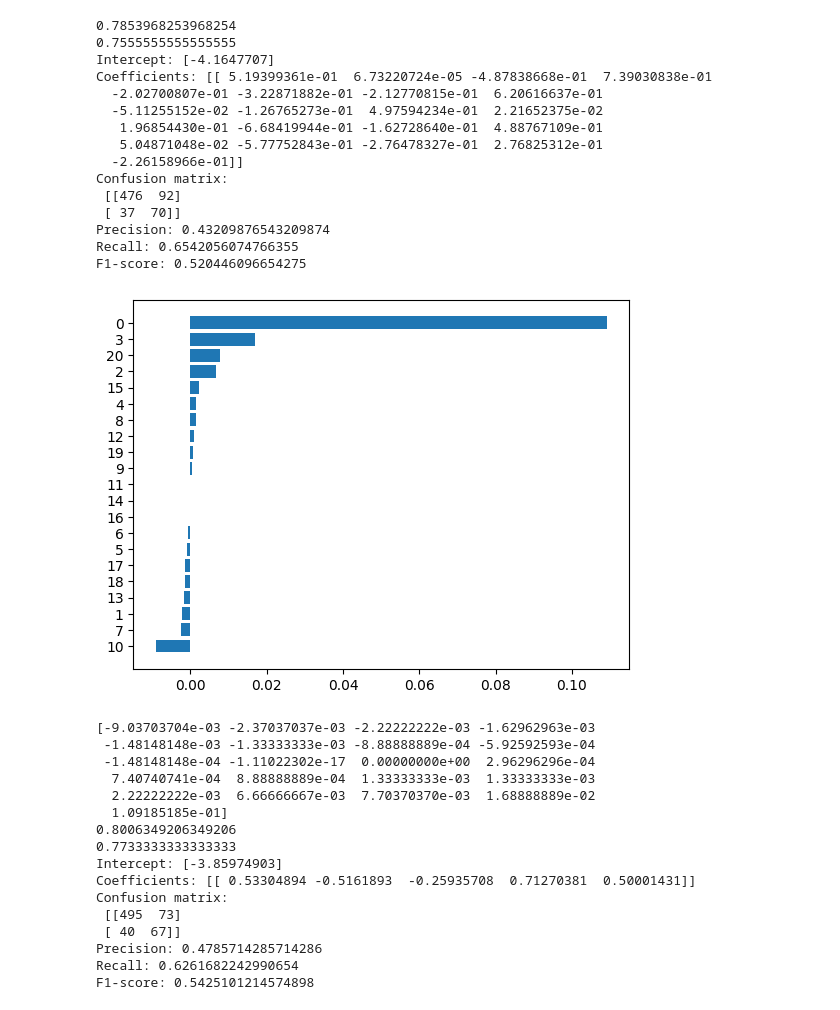
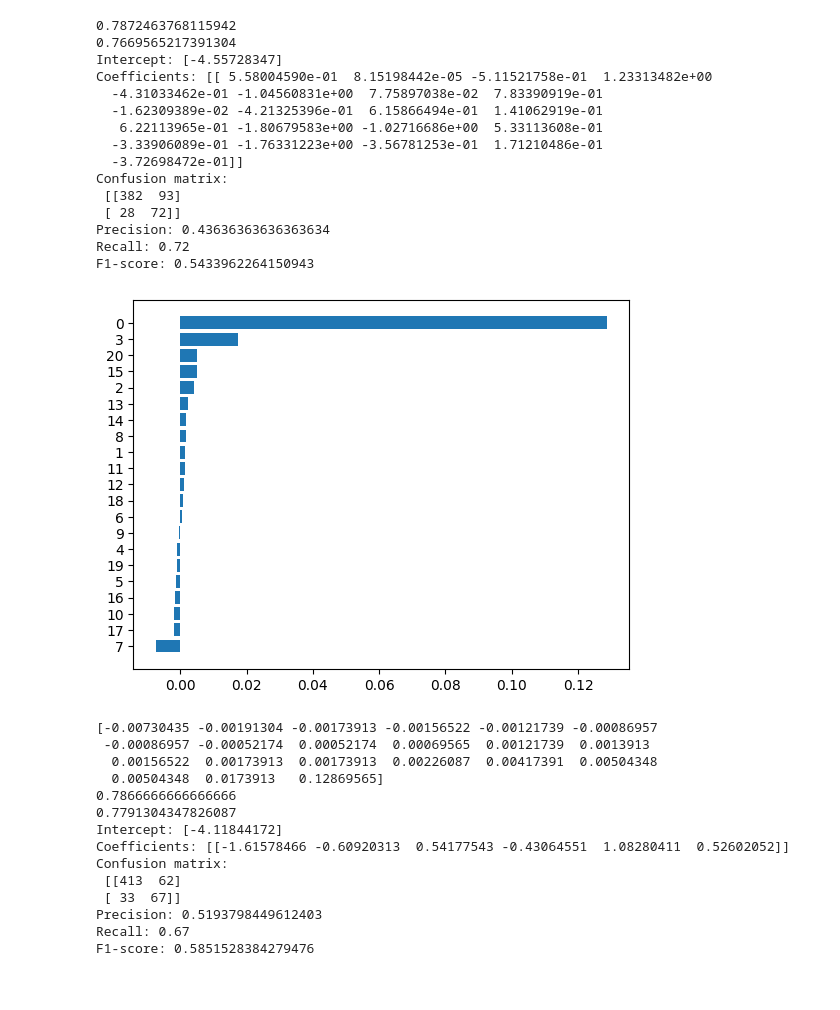
Before and after one commit to gallas87a/BeerData, a Jupyter notebook: 4_Classification/LogBeerGression.ipynb, the cells around one changed output. Drawn from its saved outputs; the diff is of its cells as text; code cells hidden in the pictures.

```diff
--- a/4_Classification/LogBeerGression.ipynb
+++ b/4_Classification/LogBeerGression.ipynb
@@ -25,7 +25,7 @@ numeric_data = []
 for row in data[1:]:  # ignore heading
     numeric_data.append([
         float(row[6]),  # 0 abv
-        float(row[9]),   # 1 raters
+        float(row[9]),   # 1 nr of raters
         float(row[12]),  # 2 malt
         float(row[13]),  # 3 hops
         float(row[14]),  # 4 chocolate
@@ -54,15 +54,15 @@ combined = np.vstack(all_numeric_data)
 
 #IDVs + DV def
 #only to use top beers (0) OR good beers (1)
-mask = (combined[:, -1] == 1) | (combined[:, -1] == 2)
+mask = (combined[:, -1] == 1) | (combined[:, -1] == 2) | (combined[:, -1] == 0)
 filtered_data = numeric_data[mask]
 X = filtered_data[:, :-1]
-y = filtered_data[:, -1] == 1 #true if 1, else otherwise
+y = (filtered_data[:, -1] == 0) | (filtered_data[:, -1] == 1) #true if 0 or 1, else otherwise
 
 # train-test split randomly
 X_train, X_test, y_train, y_test = train_test_split(
     X, y,
-    test_size=0.3,
+    test_size=0.25,
     random_state=42
 )
 
@@ -70,7 +70,7 @@ X_train, X_test, y_train, y_test = train_test_split(
 model = LogisticRegression(
     #penalty = "l1",
     #solver = "saga",
-    C=0.1,
+    C=1,
     max_iter=5000,
     class_weight="balanced"
 )
@@ -78,7 +78,7 @@ model = LogisticRegression(
 model.fit(X_train, y_train)
 
 # prediction
-treshold = 0.58
+treshold = 0.55
 #y_prob = model.predict(X_test)
 y_prob = model.predict_proba(X_test)[:, 1]
 y_pred = y_prob > treshold
@@ -120,65 +120,63 @@ plt.barh(
     result.importances_mean[sorted_idx]
 )
 
 plt.yticks(range(X.shape[1]), sorted_idx)
 plt.show()
 print(result.importances_mean[sorted_idx])
 
-top_idx = np.argsort(result.importances_mean)[-5:] #based on the graph only the top features are to be used, others are just confusion
+top_idx = np.argsort(result.importances_mean)[-6:] #based on the graph only the top features are to be used, others are just confusion
 X_train_sel = X_train[:, top_idx]
 X_test_sel = X_test[:, top_idx]
 model.fit(X_train_sel, y_train)
 
 # prediction
 treshold2 = 0.63
 y_prob_sel = model.predict_proba(X_test_sel)[:, 1]
 y_pred_sel = y_prob_sel > treshold2
 # accuracy
 print(model.score(X_train_sel, y_train))
 print(model.score(X_test_sel, y_test))
 
 print("Intercept:", model.intercept_)
 print("Coefficients:", model.coef_)
 cm = confusion_matrix(y_test, y_pred_sel)
 print("Confusion matrix:\n", cm)
 precision = precision_score(y_test, y_pred_sel)
 recall = recall_score(y_test, y_pred_sel)
 print("Precision:", precision)
 print("Recall:", recall)
 print("F1-score:", (2*precision*recall)/(precision+recall))
 # %% [output]
-0.7853968253968254
-0.7555555555555555
-Intercept: [-4.1647707]
-Coefficients: [[ 5.19399361e-01  6.73220724e-05 -4.87838668e-01  7.39030838e-01
-  -2.02700807e-01 -3.22871882e-01 -2.12770815e-01  6.20616637e-01
-  -5.11255152e-02 -1.26765273e-01  4.97594234e-01  2.21652375e-02
-   1.96854430e-01 -6.68419944e-01 -1.62728640e-01  4.88767109e-01
-   5.04871048e-02 -5.77752843e-01 -2.76478327e-01  2.76825312e-01
-  -2.26158966e-01]]
+0.7872463768115942
+0.7669565217391304
+Intercept: [-4.55728347]
+Coefficients: [[ 5.58004590e-01  8.15198442e-05 -5.11521758e-01  1.23313482e+00
+  -4.31033462e-01 -1.04560831e+00  7.75897038e-02  7.83390919e-01
+  -1.62309389e-02 -4.21325396e-01  6.15866494e-01  1.41062919e-01
+   6.22113965e-01 -1.80679583e+00 -1.02716686e+00  5.33113608e-01
+  -3.33906089e-01 -1.76331223e+00 -3.56781253e-01  1.71210486e-01
+  -3.72698472e-01]]
 Confusion matrix:
- [[476  92]
- [ 37  70]]
-Precision: 0.43209876543209874
-Recall: 0.6542056074766355
-F1-score: 0.520446096654275
+ [[382  93]
+ [ 28  72]]
+Precision: 0.43636363636363634
+Recall: 0.72
+F1-score: 0.5433962264150943
-[figure, old version]
+[figure, new version]
-[-9.03703704e-03 -2.37037037e-03 -2.22222222e-03 -1.62962963e-03
- -1.48148148e-03 -1.33333333e-03 -8.88888889e-04 -5.92592593e-04
- -1.48148148e-04 -1.11022302e-17  0.00000000e+00  2.96296296e-04
-  7.40740741e-04  8.88888889e-04  1.33333333e-03  1.33333333e-03
-  2.22222222e-03  6.66666667e-03  7.70370370e-03  1.68888889e-02
-  1.09185185e-01]
-0.8006349206349206
-0.7733333333333333
-Intercept: [-3.85974903]
-Coefficients: [[ 0.53304894 -0.5161893  -0.25935708  0.71270381  0.50001431]]
+[-0.00730435 -0.00191304 -0.00173913 -0.00156522 -0.00121739 -0.00086957
+ -0.00086957 -0.00052174  0.00052174  0.00069565  0.00121739  0.0013913
+  0.00156522  0.00173913  0.00173913  0.00226087  0.00417391  0.00504348
+  0.00504348  0.0173913   0.12869565]
+0.7866666666666666
+0.7791304347826087
+Intercept: [-4.11844172]
+Coefficients: [[-1.61578466 -0.60920313  0.54177543 -0.43064551  1.08280411  0.52602052]]
 Confusion matrix:
- [[495  73]
- [ 40  67]]
-Precision: 0.4785714285714286
-Recall: 0.6261682242990654
-F1-score: 0.5425101214574898
+ [[413  62]
+ [ 33  67]]
+Precision: 0.5193798449612403
+Recall: 0.67
+F1-score: 0.5851528384279476
 # %%
 import numpy as np
 import matplotlib.pyplot as plt
```
Also changed, not shown: parts of 2 cells of this notebook, 2 other files.
